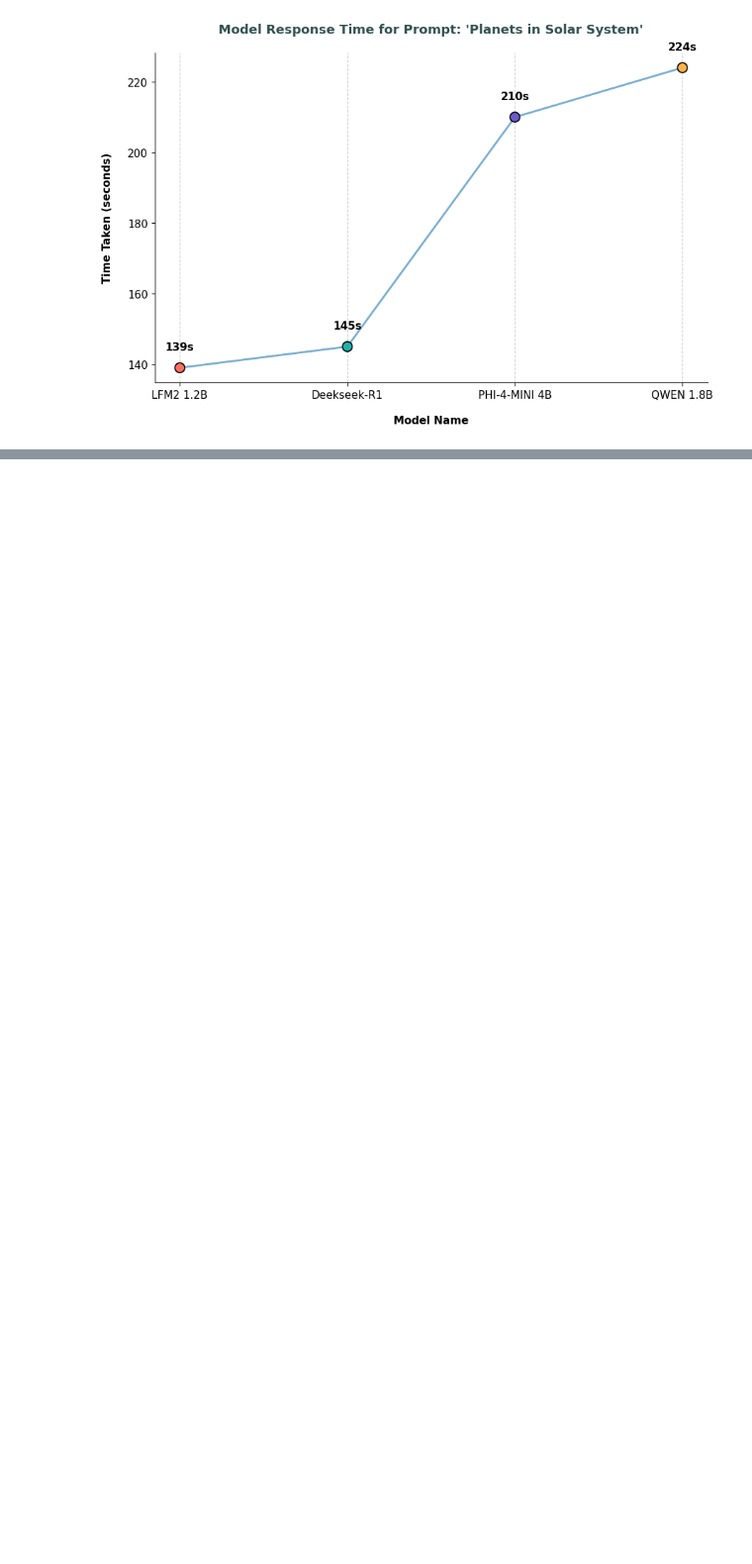
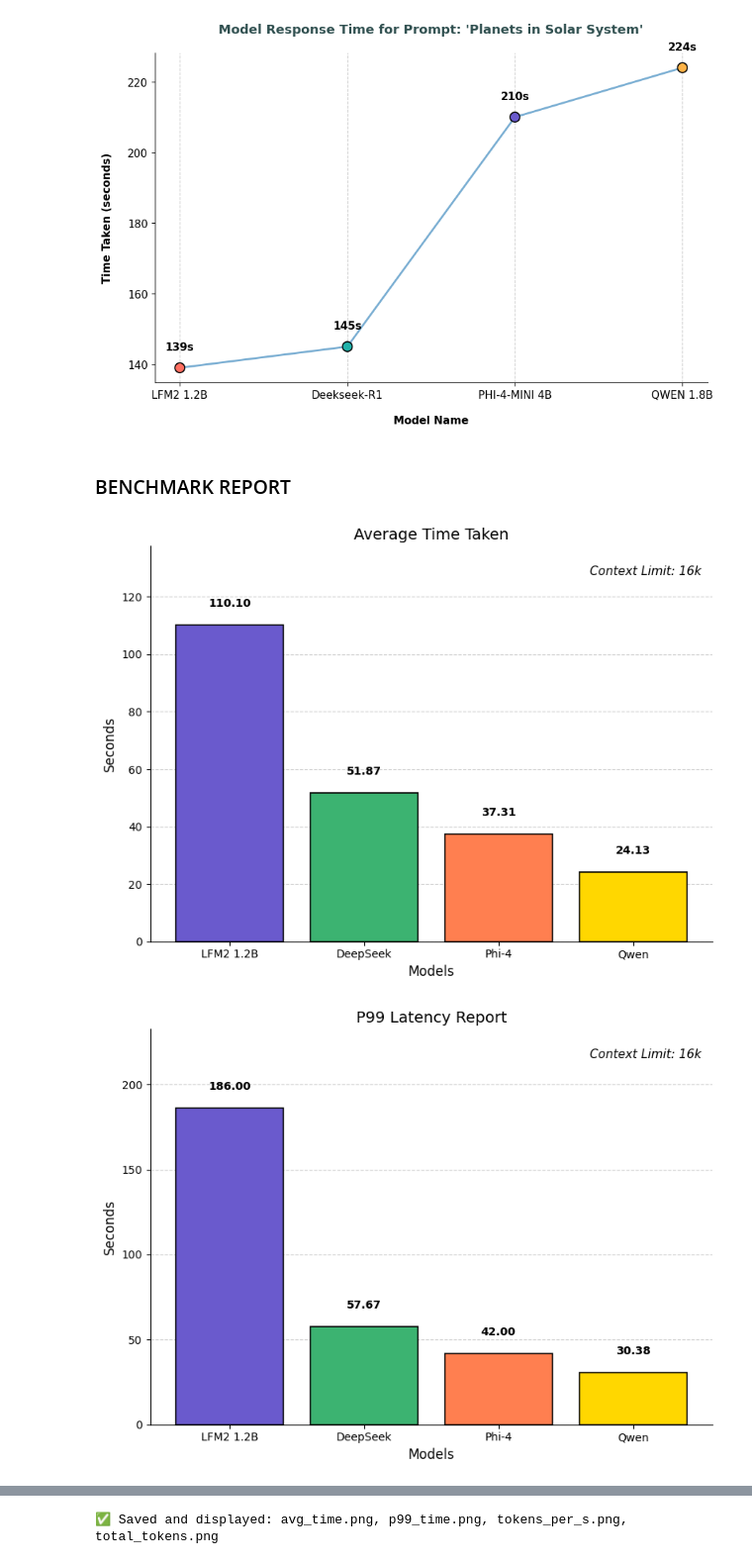
Before and after one commit to satwikshirsat04/Offline-AI-Chatbot, a Jupyter notebook: report.ipynb, the cells around one changed output, grey strips where cells are left out. Shown at 99% size. Drawn from its saved outputs; the diff is of its cells as text; code cells hidden in the pictures; blank space fills up the shorter version.

Commit message:
P99 LATENCY REPORT

```diff
--- a/report.ipynb
+++ b/report.ipynb
@@ -352,3 +352,74 @@ plt.savefig("model_comparison_all_line.png", bbox_inches='tight', dpi=300)
 plt.show()
 # %% [output]
 [figure]
+# %% [markdown]
+### BENCHMARK REPORT
+# %%
+import matplotlib.pyplot as plt
+
+models = ["LFM2 1.2B", "DeepSeek", "Phi-4", "Qwen"]
+
+# Example data (ms → will be converted to seconds)
+avg_time_ms   = [110103, 51869, 37314, 24131]     # average latency per prompt (ms)
+p99_time_ms   = [186002, 57669, 42000, 30381]     # 99th percentile latency (ms)
+tokens_per_s  = [5.6, 5.4, 7.9, 3.1]          # throughput (tokens/s)
+total_tokens  = [15436, 7059, 7391, 1873]       # total tokens generated
+
+# Convert ms → seconds
+avg_time_s = [t/1000 for t in avg_time_ms]
+p99_time_s = [t/1000 for t in p99_time_ms]
+
+# Distinct colors for each model
+colors = ["#6A5ACD", "#3CB371", "#FF7F50", "#FFD700"]
+# SlateBlue, MediumSeaGreen, Coral, Gold
+
+def plot_bar(x, y, title, ylabel, filename, decimal=2):
+    fig, ax = plt.subplots(figsize=(8,6))
+
+    # Simple rectangular bars
+    bars = ax.bar(x, y, color=colors, edgecolor="black", linewidth=1.2, zorder=3)
+
+    # Add value annotations with spacing
+    ymax = max(y) if max(y) > 0 else 1
+    for bar, val in zip(bars, y):
+        ax.text(bar.get_x() + bar.get_width()/2,
+                val + ymax*0.05,
+                f"{val:.{decimal}f}",
+                ha="center", va="bottom", fontsize=10, fontweight="bold")
+
+    # Horizontal grid
+    ax.grid(axis="y", linestyle="--", alpha=0.6, zorder=0)
+
+    # Increase ylim to avoid annotation overlap
+    ax.set_ylim(0, ymax*1.25)
+
+    # Titles and labels
+    ax.set_title(title, fontsize=14)
+    ax.set_ylabel(ylabel, fontsize=12)
+    ax.set_xlabel("Models", fontsize=12)
+
+    # Remove top and right borders (spines)
+    ax.spines["top"].set_visible(False)
+    ax.spines["right"].set_visible(False)
+
+    # Add context limit note
+    ax.text(0.98, 0.95, "Context Limit: 16k", transform=ax.transAxes,
+            ha="right", va="top", fontsize=11, style="italic")
+
+    plt.tight_layout()
+    plt.savefig(filename, dpi=300)
+    plt.show()
+    plt.close()
+
+# ==============================
+# Generate 4 charts
+# ==============================
+plot_bar(models, avg_time_s, "Average Time Taken", "Seconds", "avg_time.png", decimal=2)
+plot_bar(models, p99_time_s, "P99 Latency Report", "Seconds", "p99_time.png", decimal=2)
+plot_bar(models, tokens_per_s, "Throughput (Tokens/s)", "Tokens/s", "tokens_per_s.png", decimal=1)
+plot_bar(models, total_tokens, "Total Tokens Generated", "Tokens", "total_tokens.png", decimal=0)
+
+print("✅ Saved and displayed: avg_time.png, p99_time.png, tokens_per_s.png, total_tokens.png")
+# %% [output]
+[figure, added]
+[figure, added]
@@ -354,0 +428 @@ plt.show()
+✅ Saved and displayed: avg_time.png, p99_time.png, tokens_per_s.png, total_tokens.png
```
Also changed, not shown: parts of 1 cell of this notebook, 11 other files.
